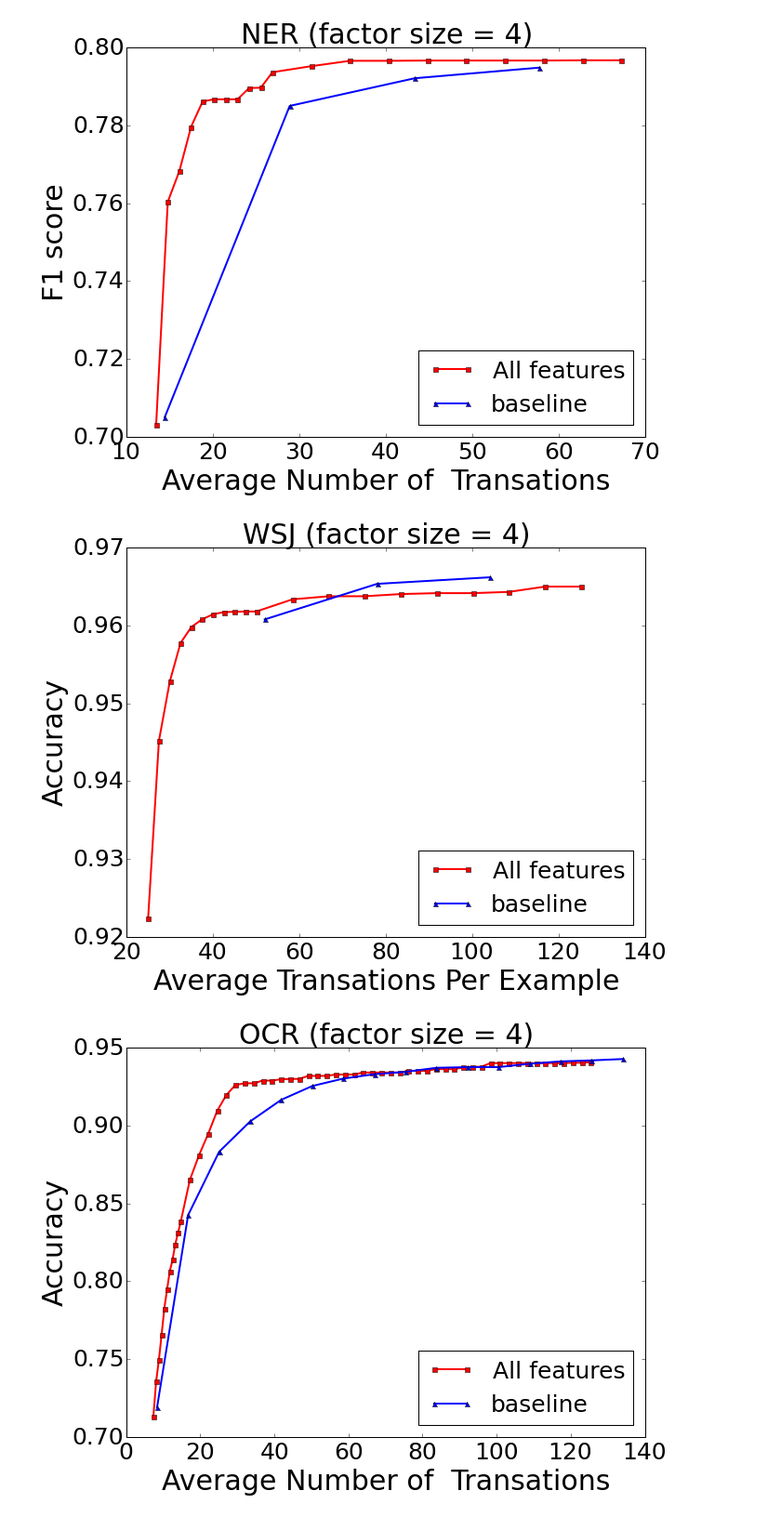
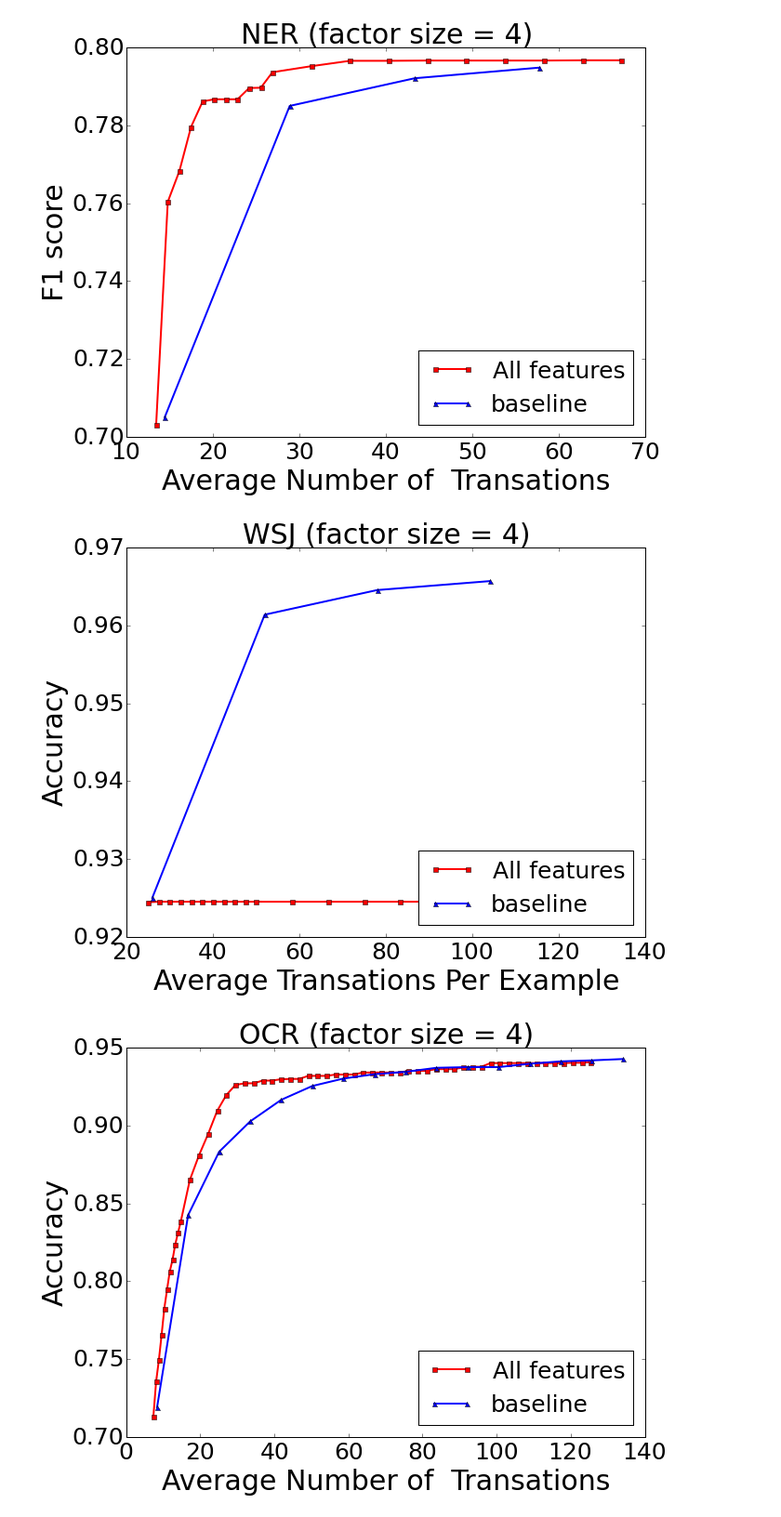
Before and after one commit to strin/HeteroSampler, a Jupyter notebook: shipping.ipynb, the cells around one changed output. Shown: that part at 93% size. Drawn from its saved outputs; the diff is of its cells as text; code cells hidden in the pictures.

```diff
--- a/shipping.ipynb
+++ b/shipping.ipynb
@@ -115,13 +115,13 @@ savefig('figure/ner-f4.pdf')
 # %% [output]
 [figure]
 # %%
-    plotPerformanceWithBudgets(['test/wsj/f4/blockpolicy/all/0/tcall_b*/policy.xml', 'test/wsj/f4/gibbs/0/tcall_T*/policy.xml'], \
+plotPerformanceWithBudgets(['test/wsj/f4/blockpolicy/all/1/tcall_b*/policy.xml', 'test/wsj/f4/gibbs/0/tcall_T*/policy.xml'], \
                            _title='WSJ (factor size = 4)',
                            _xlabel='Average Transations Per Example',
                            _ylabel='Accuracy')
 savefig('figure/wsj-f4.pdf')
 # %% [output]
-[figure, old version]
+[figure, new version]
 # %%
 plotPerformanceWithBudgets(['test/ocr/f4/blockpolicy/all-T16/1/tcall_b*/policy.xml', 'test/ocr/f4/gibbs/default/1/tcall_T*/policy.xml'], \
                            _title='OCR (factor size = 4)',
```
Also changed, not shown: 4 other files.
